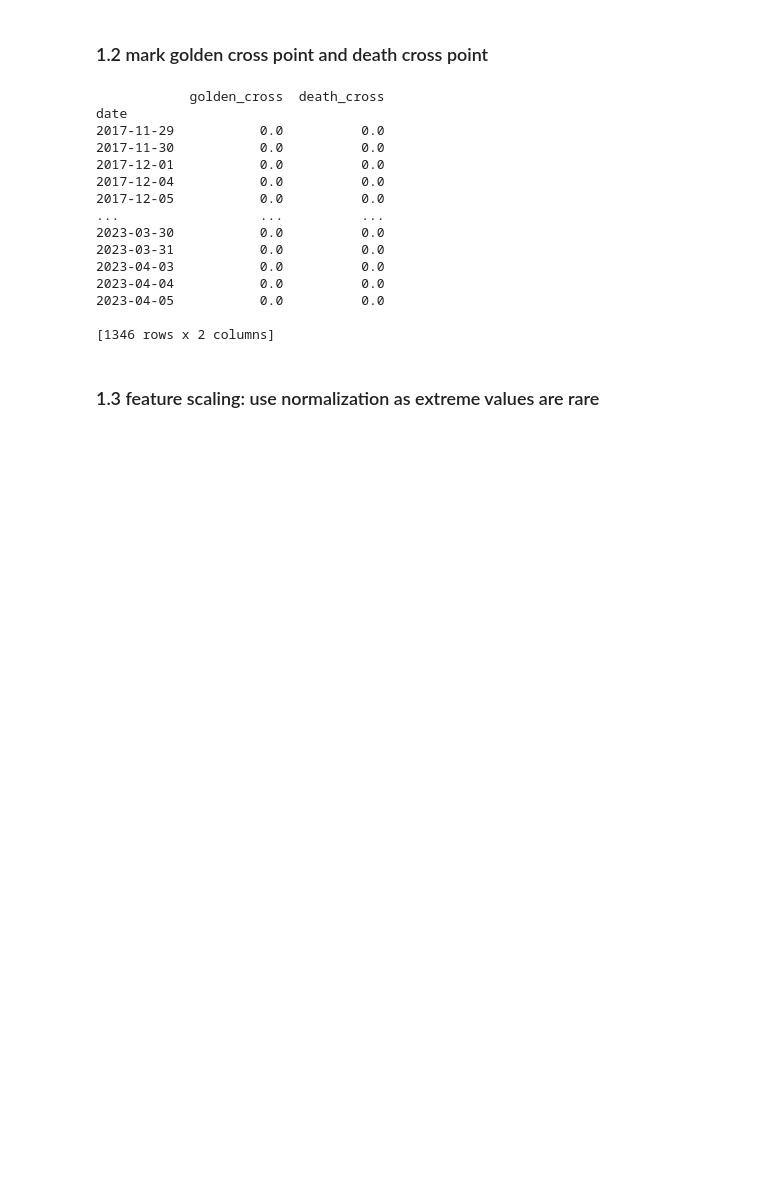
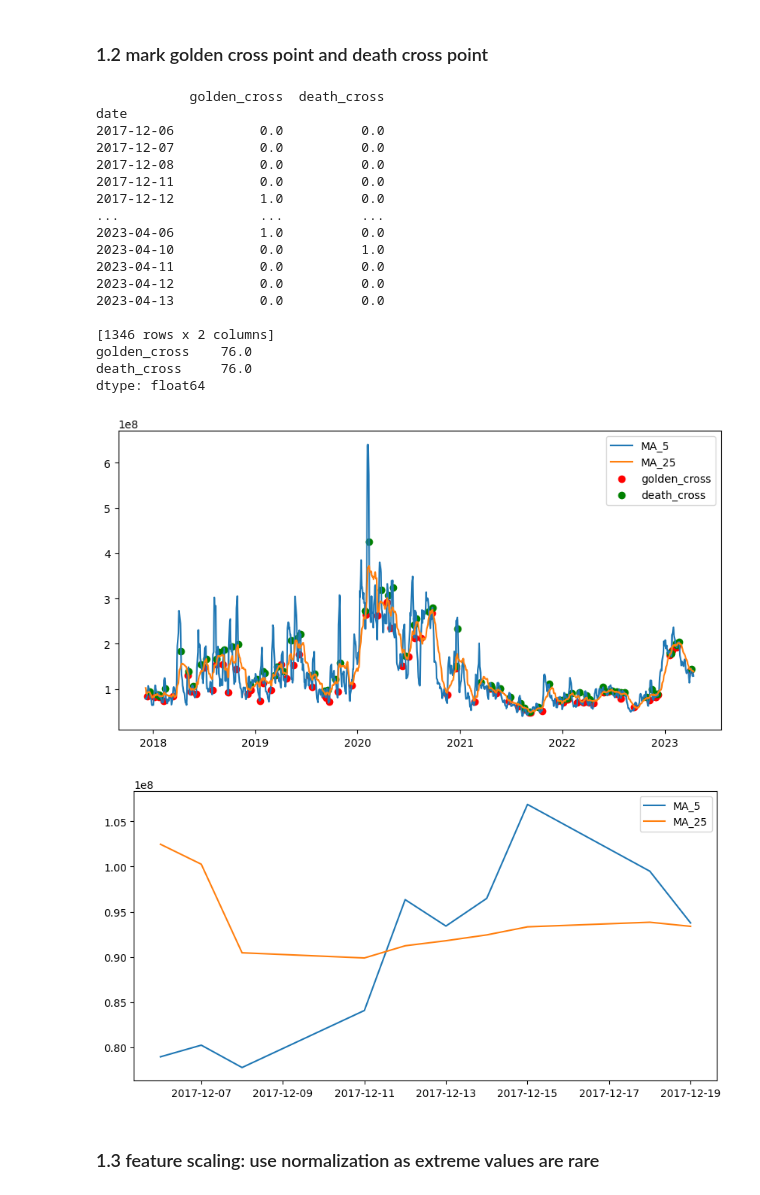
Before and after one commit to Gavin-OP/stat4012-group-project, a Jupyter notebook: code/STAT4012_group_project_code.ipynb, the cells around one changed output. Cells and saved outputs as stored; diff of their text form; code cells hidden in the pictures; blank space fills up the shorter version.

Commit message:
update golden cross

```diff
--- a/code/STAT4012_group_project_code.ipynb
+++ b/code/STAT4012_group_project_code.ipynb
@@ -38,26 +40,54 @@ Name: sixth_day_return, Length: 1352, dtype: float64
 # %%
 data['diff'] = np.sign(data["MA_5"] - data["MA_25"])
 data['signal'] = np.sign(data['diff'] - data['diff'].shift(1))
-data['golden_cross'] = data['signal'].map({1:1,0:0,-1:0})
-data['death_cross'] = data['signal'].map({-1:1,0:0,1:0})
-data = data.drop(columns=['diff','signal']).dropna(how='any')
-print(data[['golden_cross','death_cross']])
+data['golden_cross'] = data['signal'].map({1: 1, 0: 0, -1: 0})
+data['death_cross'] = data['signal'].map({-1: 1, 0: 0, 1: 0})
+data = data.drop(columns=['diff', 'signal']).dropna(how='any')
+print(data[['golden_cross', 'death_cross']])
+print(data[['golden_cross', 'death_cross']].sum())
+
+# plot MA_5 and MA_25 and make golden cross point to be red and death cross point to be green
+plt.figure(figsize=(10, 5))
+plt.plot(data['MA_5'], label='MA_5')
+plt.plot(data['MA_25'], label='MA_25')
+plt.scatter(data[data['golden_cross'] == 1].index,
+            data[data['golden_cross'] == 1]['MA_5'], c='r', label='golden_cross')
+plt.scatter(data[data['death_cross'] == 1].index,
+            data[data['death_cross'] == 1]['MA_5'], c='g', label='death_cross')
+plt.legend()
+plt.show()
+
+# plot MA_5 and MA_25 with golden cross point and death cross point for first 100 day
+plt.figure(figsize=(10, 5))
+plt.plot(data['MA_5'][:10], label='MA_5')
+plt.plot(data['MA_25'][:10], label='MA_25')
+plt.scatter(data[data['golden_cross'] == 1].index[:6],
+            data[data['golden_cross'] == 1]['MA_5'][:6], c='r', label='golden_cross')
+plt.scatter(data[data['death_cross'] == 1].index[:6],
+            data[data['death_cross'] == 1]['MA_5'][:6], c='g', label='death_cross')
+plt.legend()
+plt.show()
 # %% [output]
             golden_cross  death_cross
 date
-2017-11-29           0.0          0.0
-2017-11-30           0.0          0.0
-2017-12-01           0.0          0.0
-2017-12-04           0.0          0.0
-2017-12-05           0.0          0.0
+2017-12-06           0.0          0.0
+2017-12-07           0.0          0.0
+2017-12-08           0.0          0.0
+2017-12-11           0.0          0.0
+2017-12-12           1.0          0.0
 ...                  ...          ...
-2023-03-30           0.0          0.0
-2023-03-31           0.0          0.0
-2023-04-03           0.0          0.0
-2023-04-04           0.0          0.0
-2023-04-05           0.0          0.0
+2023-04-06           1.0          0.0
+2023-04-10           0.0          1.0
+2023-04-11           0.0          0.0
+2023-04-12           0.0          0.0
+2023-04-13           0.0          0.0
 
 [1346 rows x 2 columns]
+golden_cross    76.0
+death_cross     76.0
+dtype: float64
+[figure, added]
+[figure, added]
 # %% [markdown]
 ### 1.3 feature scaling: use normalization as extreme values are rare
 # %%
```
Also changed, not shown: parts of 13 cells of this notebook.
